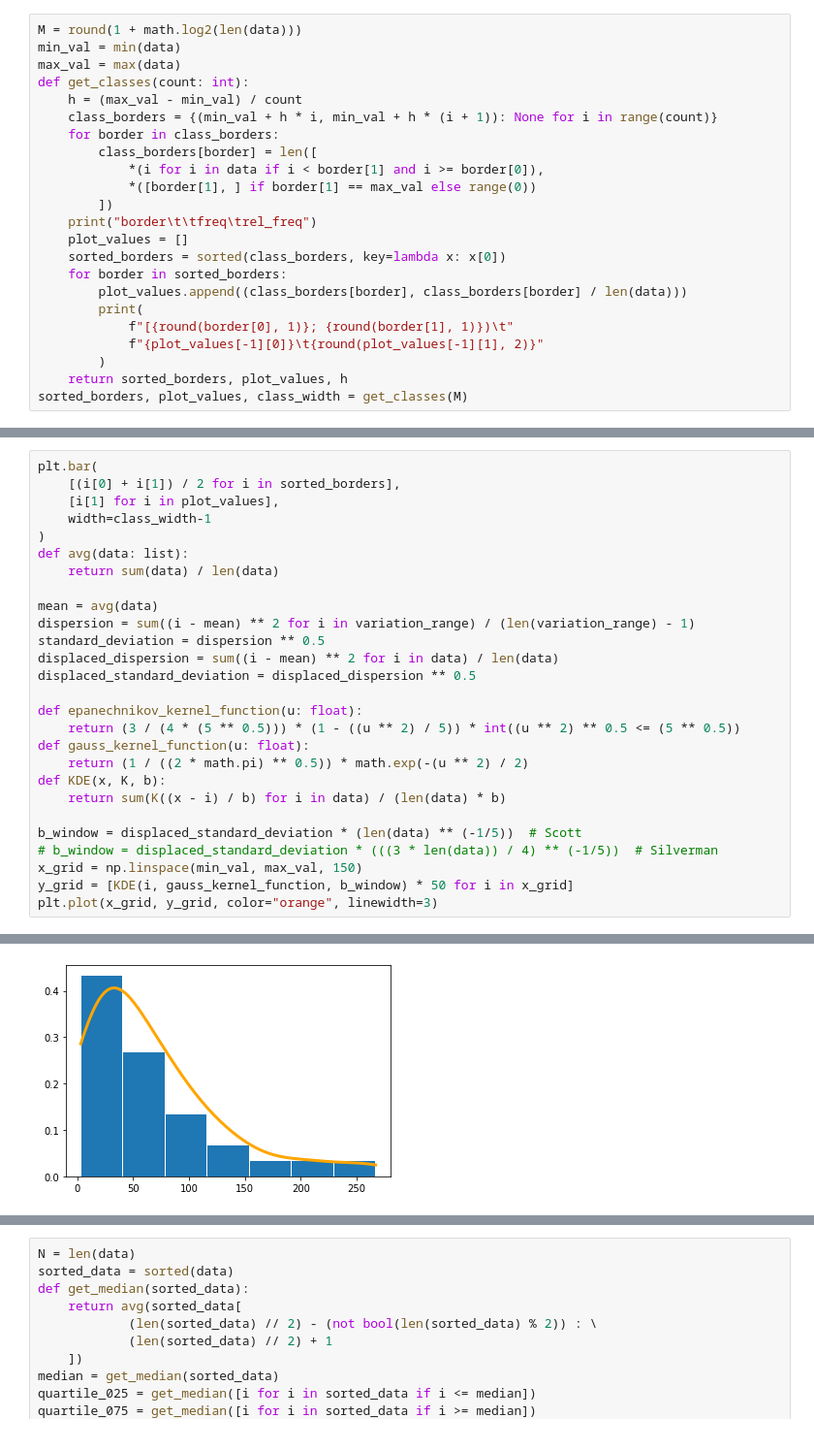
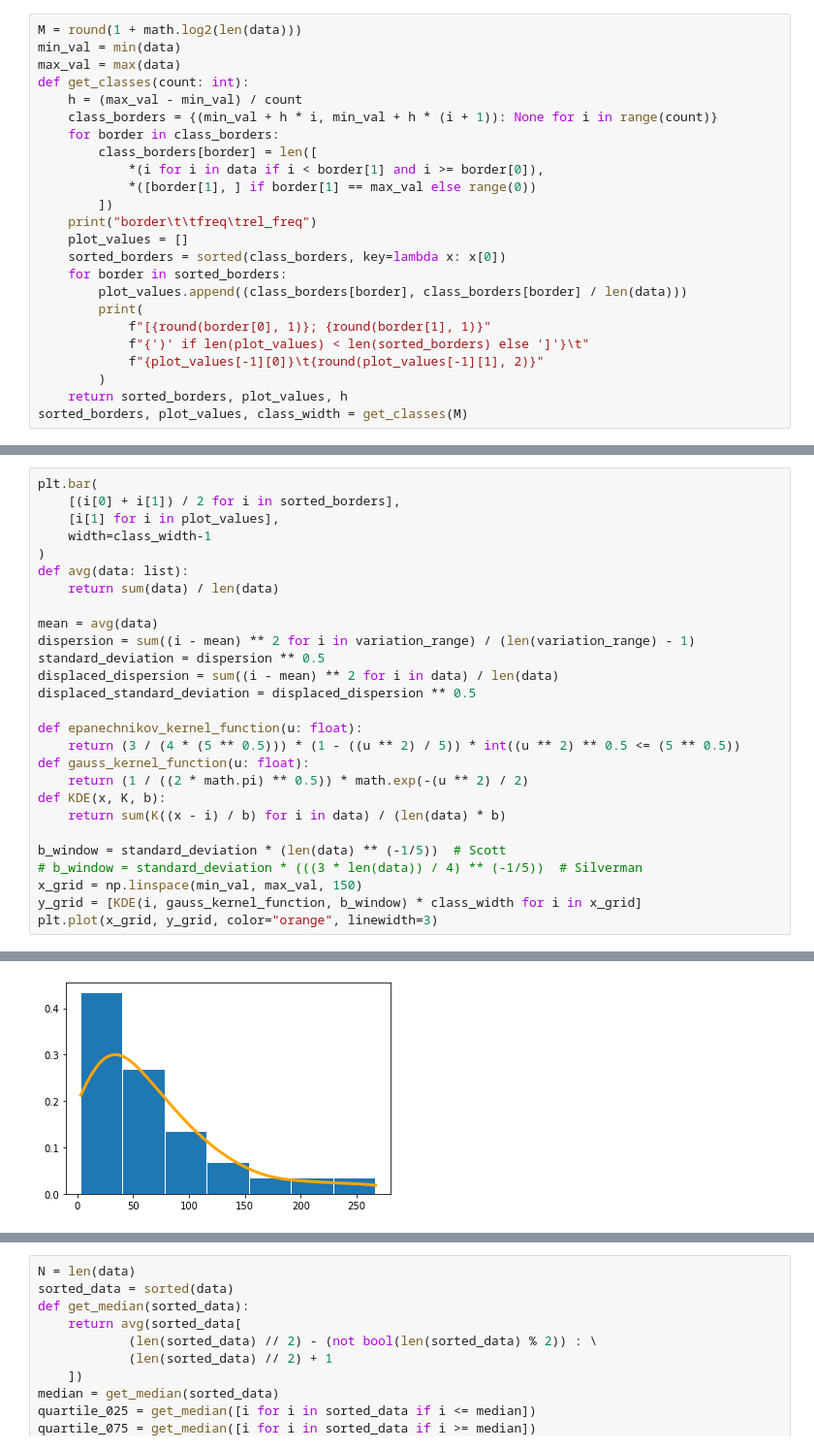
Before and after one commit to crazylinuxer/empirical_methods, a Jupyter notebook: lab1/Untitled.ipynb, the cells around one changed output, grey strips where cells are left out. Shown at 97% size. Cells and saved outputs as stored; diff of their text form.

```diff
--- a/lab1/Untitled.ipynb
+++ b/lab1/Untitled.ipynb
@@ -56,7 +56,8 @@ def get_classes(count: int):
     for border in sorted_borders:
         plot_values.append((class_borders[border], class_borders[border] / len(data)))
         print(
-            f"[{round(border[0], 1)}; {round(border[1], 1)})\t"
+            f"[{round(border[0], 1)}; {round(border[1], 1)}"
+            f"{')' if len(plot_values) < len(sorted_borders) else ']'}\t"
             f"{plot_values[-1][0]}\t{round(plot_values[-1][1], 2)}"
         )
     return sorted_borders, plot_values, h
@@ -73,33 +74,33 @@ border          freq    rel_freq
 # %%
 plt.bar(
     [(i[0] + i[1]) / 2 for i in sorted_borders],
     [i[1] for i in plot_values],
     width=class_width-1
 )
 def avg(data: list):
     return sum(data) / len(data)
 
 mean = avg(data)
 dispersion = sum((i - mean) ** 2 for i in variation_range) / (len(variation_range) - 1)
 standard_deviation = dispersion ** 0.5
 displaced_dispersion = sum((i - mean) ** 2 for i in data) / len(data)
 displaced_standard_deviation = displaced_dispersion ** 0.5
 
 def epanechnikov_kernel_function(u: float):
     return (3 / (4 * (5 ** 0.5))) * (1 - ((u ** 2) / 5)) * int((u ** 2) ** 0.5 <= (5 ** 0.5))
 def gauss_kernel_function(u: float):
     return (1 / ((2 * math.pi) ** 0.5)) * math.exp(-(u ** 2) / 2)
 def KDE(x, K, b):
     return sum(K((x - i) / b) for i in data) / (len(data) * b)
 
-b_window = displaced_standard_deviation * (len(data) ** (-1/5))  # Scott
-# b_window = displaced_standard_deviation * (((3 * len(data)) / 4) ** (-1/5))  # Silverman
+b_window = standard_deviation * (len(data) ** (-1/5))  # Scott
+# b_window = standard_deviation * (((3 * len(data)) / 4) ** (-1/5))  # Silverman
 x_grid = np.linspace(min_val, max_val, 150)
-y_grid = [KDE(i, gauss_kernel_function, b_window) * 50 for i in x_grid]
+y_grid = [KDE(i, gauss_kernel_function, b_window) * class_width for i in x_grid]
 plt.plot(x_grid, y_grid, color="orange", linewidth=3)
 # %% [output]
 [<matplotlib.lines.Line2D at 0x...>]
-[figure, old version]
+[figure, new version]
 # %%
 sorted_borders, plot_values, class_width = get_classes(M * 2)
 plt.bar(
```
Also changed, not shown: parts of 2 cells of this notebook.
